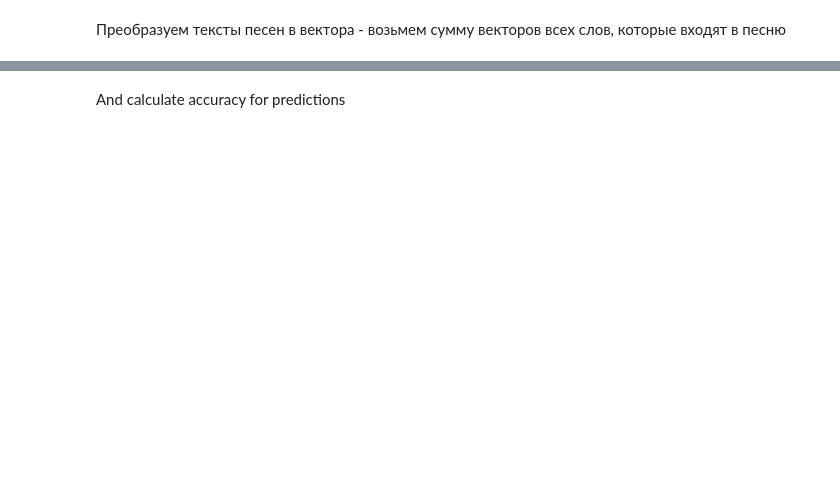
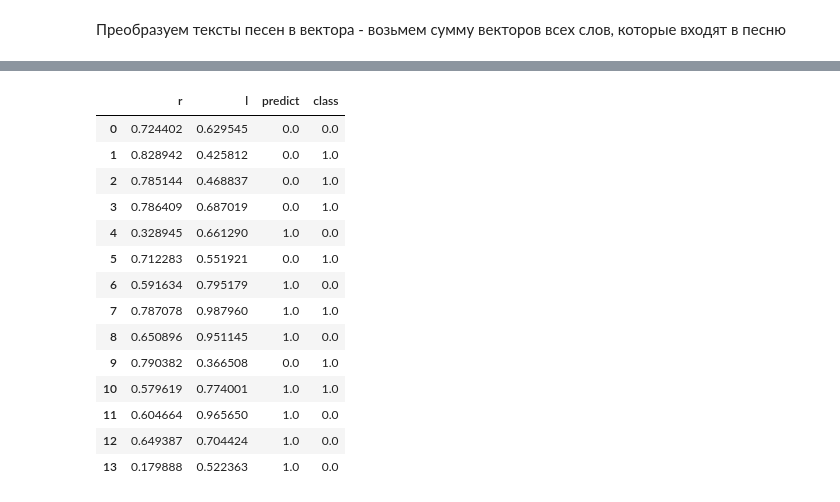
Before and after one commit to breadrock1/ML-labs, a Jupyter notebook: lab6/L6_NLP.ipynb, the cells around one changed output, grey strips where cells are left out. Cells and saved outputs as stored; diff of their text form; code cells hidden in the pictures; blank space fills up the shorter version.

```diff
--- a/lab6/L6_NLP.ipynb
+++ b/lab6/L6_NLP.ipynb
@@ -129,7 +236,7 @@ from gensim.models import Word2Vec
 
 X_train_w2v = X_train.apply(str.split)
 X_test_w2v = X_test.apply(str.split)
-w2v_vect = Word2Vec(np.hstack([X_train_w2v, X_test_w2v]), size=300, min_count=10, workers=8)
+w2v_vect = Word2Vec(np.hstack([X_train_w2v, X_test_w2v]), size=40, min_count=5)
 # %%
 X_train_w2v
 # %% [output]
@@ -232,4 +347,4 @@ Let's calculate for each embedding two total vectors - for the texts of Philip a
 # %%
-kirk_mean_bof = np.sum(bof_train[y_train == 0], axis=0)
-kirk_mean_bof.shape
+r_mean_w2v = np.sum(w2v_train[:, y_train == 0], axis=1)
+r_mean_w2v.shape
 # %% [output]
@@ -237,2 +352,2 @@ ValueError: provided out is the wrong size for the reduction
 # %%
-aria_mean_bof = np.sum(bof_train[y_train == 1], axis=0)
+l_mean_w2v = np.sum(w2v_train[:, y_train == 1], axis=1)
@@ -265,14 +378,30 @@ And now let's build data frames with the results of the classification of test t
 # %%
+from sklearn.metrics import accuracy_score
 from scipy.spatial.distance import cosine
-bof_kirk = np.apply_along_axis(cosine, 1, bof_test.toarray(), v=kirk_mean_bof)
-bof_aria = np.apply_along_axis(cosine, 1, bof_test.toarray(), v=aria_mean_bof)
 
-bof_results = pd.DataFrame([
-    bof_kirk,
-    bof_aria,
-    np.maximum(bof_kirk, bof_aria) == bof_aria,
-    y_test
-], index=["kirk", "aria", "predict", "class"]).T.astype(np.float)
-bof_results
+
+w2v_r = np.apply_along_axis(cosine, 0, w2v_test, v=r_mean_w2v)
+w2v_l = np.apply_along_axis(cosine, 0, w2v_test, v=l_mean_w2v)
+
+w2v_results = pd.DataFrame([
+    w2v_r,
+    w2v_l,
+    np.maximum(w2v_r, w2v_l) == w2v_l,
+    y_test], index=["r", "l", "predict", "class"]).T.astype(np.float)
+w2v_results
+# %% [output]
+|  | r | l | predict | class |
+| 0 | 0.724402 | 0.629545 | 0.0 | 0.0 |
+| 1 | 0.828942 | 0.425812 | 0.0 | 1.0 |
+| 2 | 0.785144 | 0.468837 | 0.0 | 1.0 |
+| 3 | 0.786409 | 0.687019 | 0.0 | 1.0 |
+| 4 | 0.328945 | 0.661290 | 1.0 | 0.0 |
+| 5 | 0.712283 | 0.551921 | 0.0 | 1.0 |
+| 6 | 0.591634 | 0.795179 | 1.0 | 0.0 |
+| 7 | 0.787078 | 0.987960 | 1.0 | 1.0 |
+| 8 | 0.650896 | 0.951145 | 1.0 | 0.0 |
+| 9 | 0.790382 | 0.366508 | 0.0 | 1.0 |
+| 10 | 0.579619 | 0.774001 | 1.0 | 1.0 |
+| 11 | 0.604664 | 0.965650 | 1.0 | 0.0 |
+| 12 | 0.649387 | 0.704424 | 1.0 | 0.0 |
+| 13 | 0.179888 | 0.522363 | 1.0 | 0.0 |
-# %% [markdown]
-And calculate accuracy for predictions
```
Also changed, not shown: parts of 55 cells of this notebook, 37 other files.
